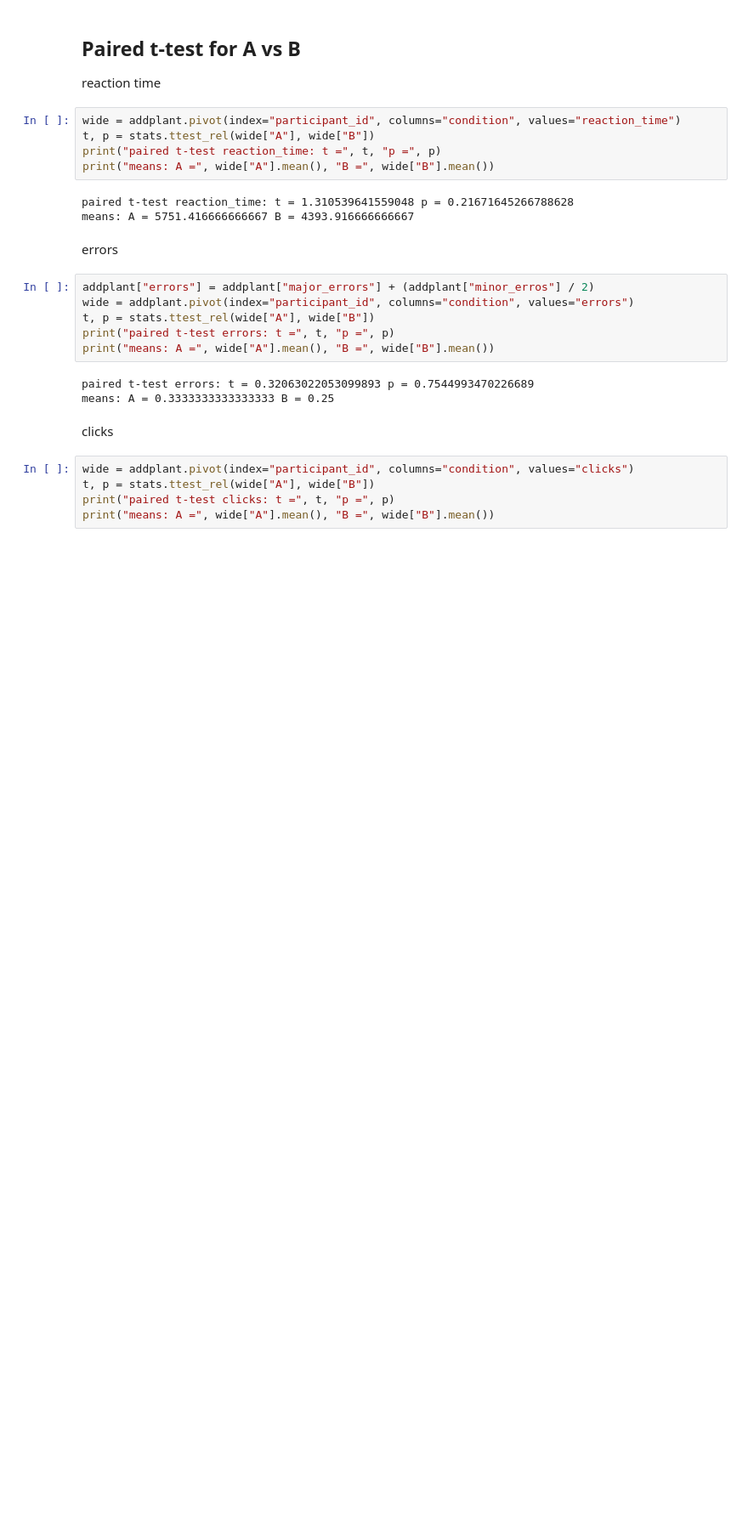
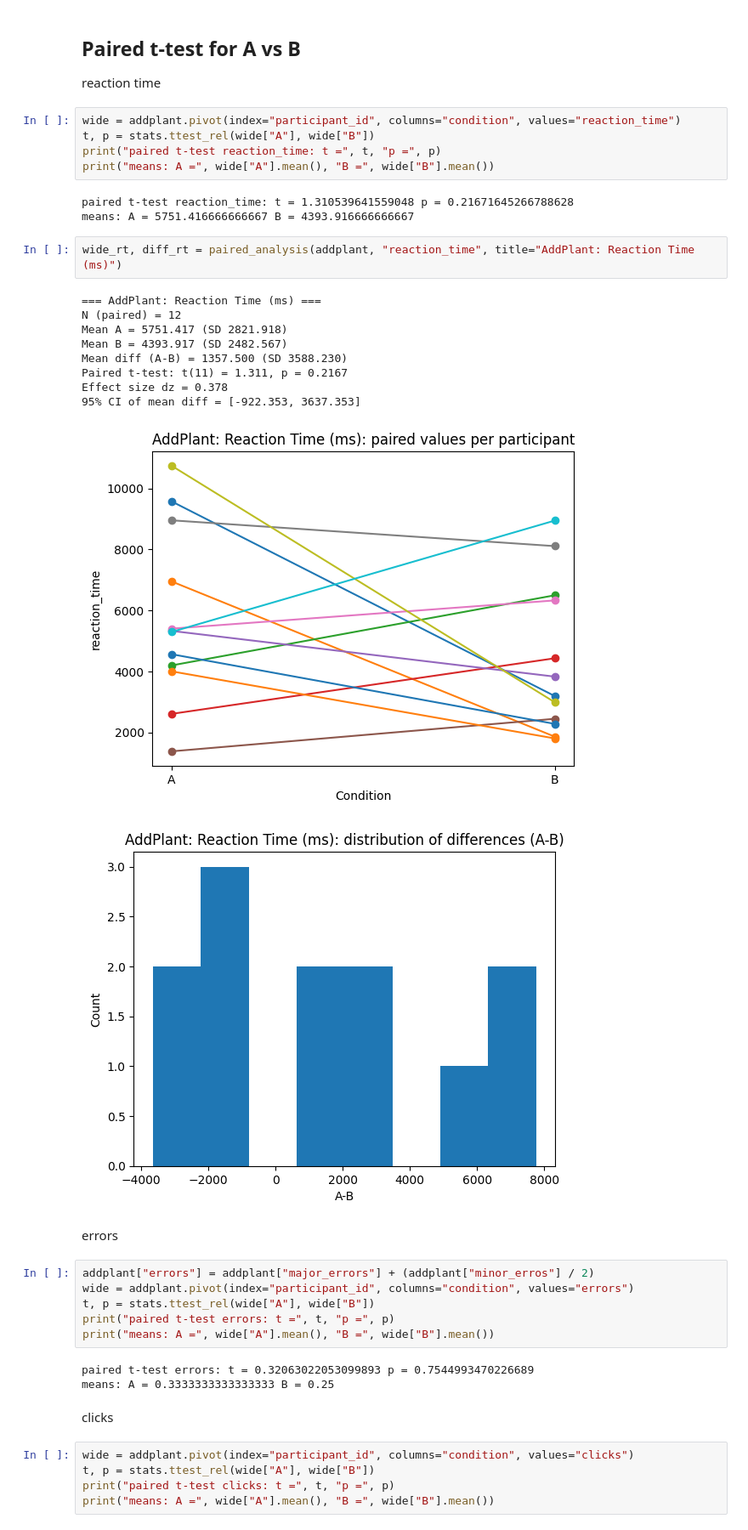
Before and after one commit to berrakkilic/UIPraktikum, a Jupyter notebook: addPlantAnalysis.ipynb, the cells around one changed output. Shown at 85% size. Saved outputs shown, nothing was run; the diff lists cells and outputs as text; blank space fills up the shorter version.

```diff
--- a/addPlantAnalysis.ipynb
+++ b/addPlantAnalysis.ipynb
@@ -43,6 +108,19 @@ print("means: A =", wide["A"].mean(), "B =", wide["B"].mean())
 # %% [output]
 paired t-test reaction_time: t = 1.310539641559048 p = 0.21671645266788628
 means: A = 5751.416666666667 B = 4393.916666666667
+# %%
+wide_rt, diff_rt = paired_analysis(addplant, "reaction_time", title="AddPlant: Reaction Time (ms)")
+# %% [output]
+=== AddPlant: Reaction Time (ms) ===
+N (paired) = 12
+Mean A = 5751.417 (SD 2821.918)
+Mean B = 4393.917 (SD 2482.567)
+Mean diff (A-B) = 1357.500 (SD 3588.230)
+Paired t-test: t(11) = 1.311, p = 0.2167
+Effect size dz = 0.378
+95% CI of mean diff = [-922.353, 3637.353]
+[figure, added]
+[figure, added]
 # %% [markdown]
 errors
 # %%
```
Also changed, not shown: parts of 3 cells of this notebook, 3 other files.
